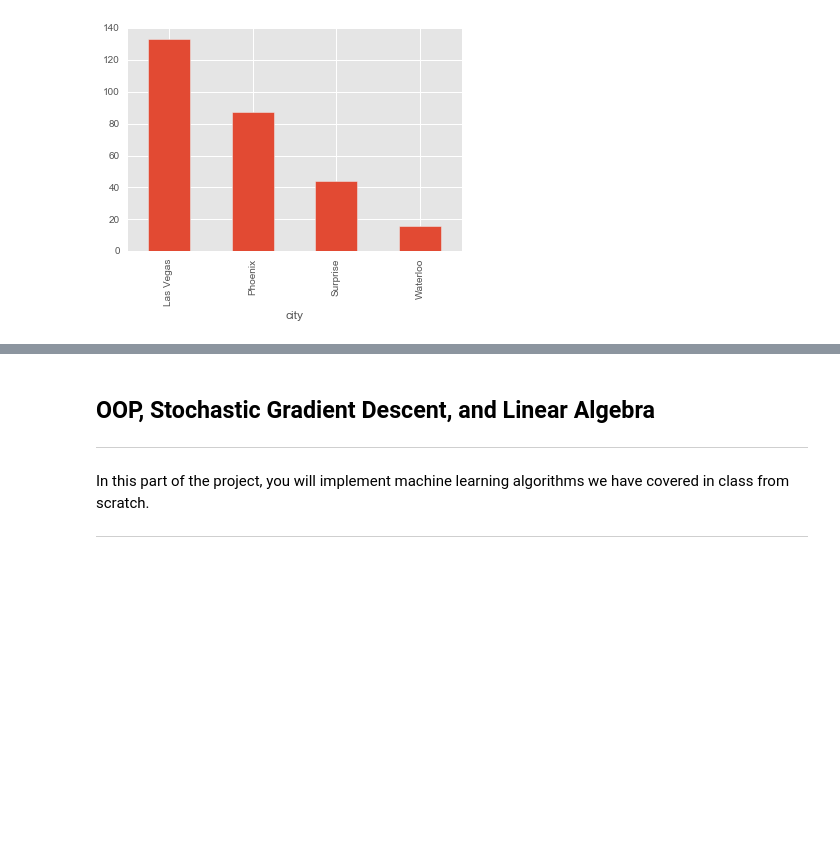
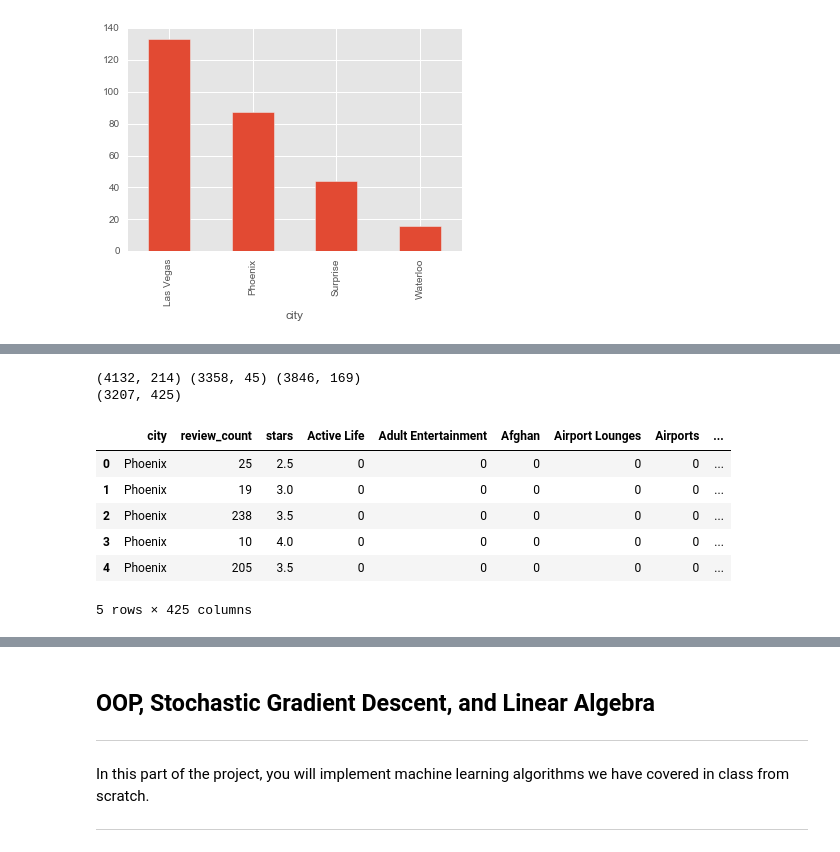
Before and after one commit to JC-Cheng/Data_Science, a Jupyter notebook: Projects/Project_4/project-4.ipynb, the cells around one changed output, grey strips where cells are left out. Drawn from its saved outputs; the diff is of its cells as text; code cells hidden in the pictures; blank space fills up the shorter version.

```diff
--- a/Projects/Project_4/project-4.ipynb
+++ b/Projects/Project_4/project-4.ipynb
@@ -518,0 +409,22 @@ business.groupby('city')['review_count'].mean().plot('bar')
+# %%
+business_info = business.drop_duplicates(subset=['business_id','review_count','city','stars','categories'],
+                                         keep='first')[['business_id','city','review_count','stars','categories']]
+
+business_info['tag_list'] = business_info.categories.apply(eval)
+
+# extract tags using SET class
+from sets import Set
+tag_set = Set()
+
+for ls in business_info['tag_list']:
+    for tag in ls:
+        tag_set.add(tag)
+
+# determine if the business is related with the tag
+for c in sorted(tag_set):
+    business_info[c] = business_info['tag_list'].apply(lambda ls: int(c in ls))
+
+business_info.drop(labels=['categories','tag_list'],axis=1,inplace=True)
+
+print business_info.shape
+business_info.head(2)
@@ -518,0 +463,20 @@ business.groupby('city')['review_count'].mean().plot('bar')
+# %%
+# merge all part of data!
+
+print business_info.shape, business_tag.shape, checking_df.shape
+
+business_df = business_info.merge(business_tag,on='business_id',how='inner')
+business_df = business_df.merge(checking_df,on='business_id',how='inner').drop('business_id',axis=1)
+
+print business_df.shape
+business_df.head()
+# %% [output]
+(4132, 214) (3358, 45) (3846, 169)
+(3207, 425)
+|  | city | review_count | stars | Active Life | Adult Entertainment | Afghan | Airport Lounges | Airports | ... |
+| 0 | Phoenix | 25 | 2.5 | 0 | 0 | 0 | 0 | 0 | ... |
+| 1 | Phoenix | 19 | 3.0 | 0 | 0 | 0 | 0 | 0 | ... |
+| 2 | Phoenix | 238 | 3.5 | 0 | 0 | 0 | 0 | 0 | ... |
+| 3 | Phoenix | 10 | 4.0 | 0 | 0 | 0 | 0 | 0 | ... |
+| 4 | Phoenix | 205 | 3.5 | 0 | 0 | 0 | 0 | 0 | ... |
+5 rows × 425 columns
```
Also changed, not shown: parts of 34 cells of this notebook.
